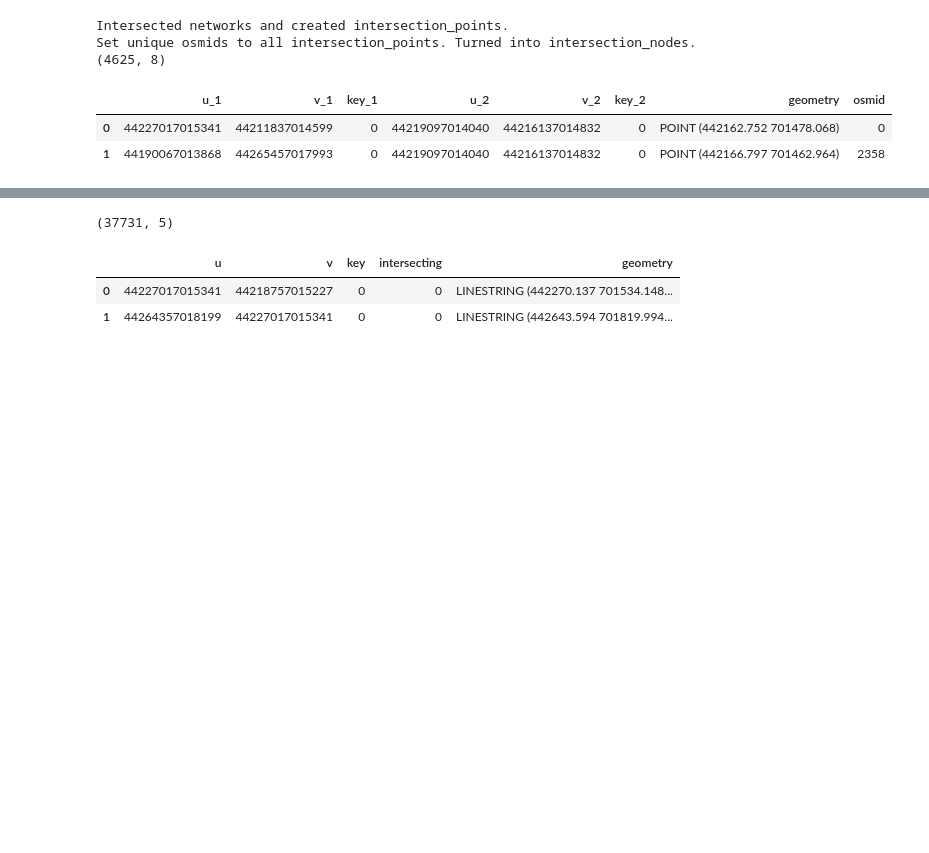
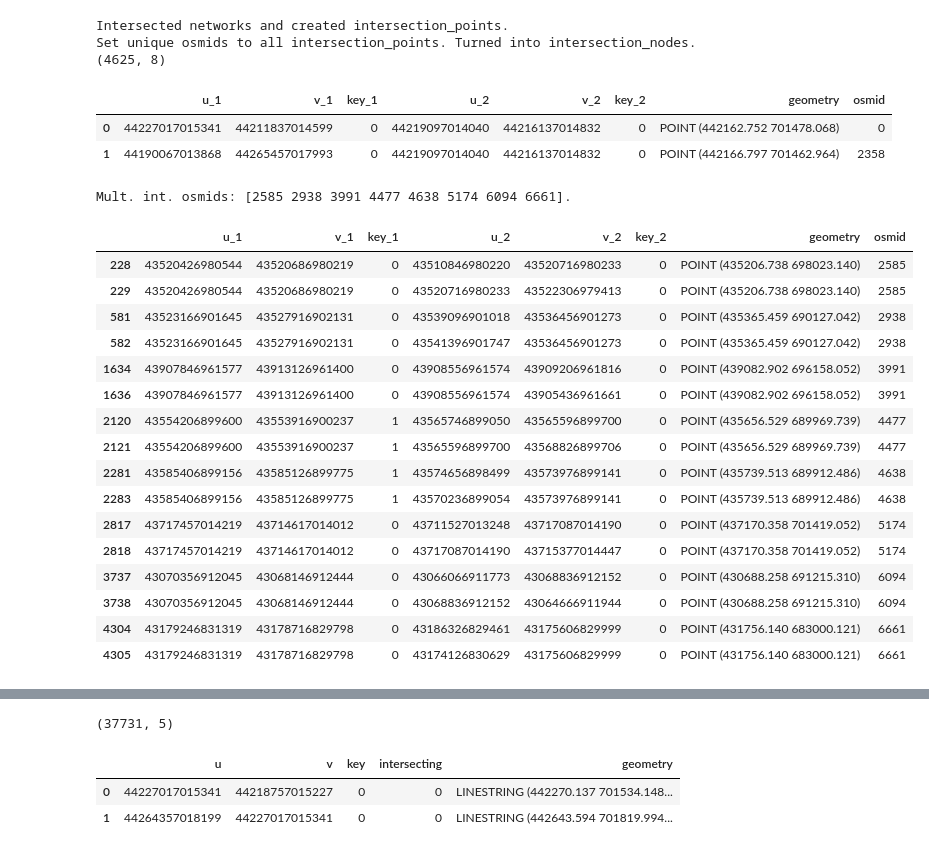
Before and after one commit to Observatorio-Ciudades/accesibilidad-urbana, a Jupyter notebook: notebooks/projects/volvo/10_[Final]_tessellations_boeing_ntw_join.ipynb, the cells around one changed output, grey strips where cells are left out. Cells and saved outputs as stored; diff of their text form; code cells hidden in the pictures; blank space fills up the shorter version.

```diff
--- a/notebooks/projects/volvo/10_[Final]_tessellations_boeing_ntw_join.ipynb
+++ b/notebooks/projects/volvo/10_[Final]_tessellations_boeing_ntw_join.ipynb
@@ -1708,6 +1853,37 @@ Set unique osmids to all intersection_points. Turned into intersection_nodes.
 |  | u_1 | v_1 | key_1 | u_2 | v_2 | key_2 | geometry | osmid |
 | 0 | 44227017015341 | 44211837014599 | 0 | 44219097014040 | 44216137014832 | 0 | POINT (442162.752 701478.068) | 0 |
 | 1 | 44190067013868 | 44265457017993 | 0 | 44219097014040 | 44216137014832 | 0 | POINT (442166.797 701462.964) | 2358 |
+# %%
+# MULTIPLE INTERSECTIONs (Intersections where three or more lines cross at the same point)
+mult_inters_nodes = intersection_nodes.loc[intersection_nodes.duplicated('osmid',keep=False)].copy()
+print(f"Mult. int. osmids: {mult_inters_nodes.osmid.unique()}.")
+
+# Save them (GIS Visualization)
+save_mult_intrs_nodes = False
+if save_mult_intrs_nodes:
+    mult_inters_nodes.to_file(output_dir + "part02_step01_ntwsintersection/multiple_intersection_nodes.gpkg")
+
+# Show
+mult_inters_nodes
+# %% [output]
+Mult. int. osmids: [2585 2938 3991 4477 4638 5174 6094 6661].
+|  | u_1 | v_1 | key_1 | u_2 | v_2 | key_2 | geometry | osmid |
+| 228 | 43520426980544 | 43520686980219 | 0 | 43510846980220 | 43520716980233 | 0 | POINT (435206.738 698023.140) | 2585 |
+| 229 | 43520426980544 | 43520686980219 | 0 | 43520716980233 | 43522306979413 | 0 | POINT (435206.738 698023.140) | 2585 |
+| 581 | 43523166901645 | 43527916902131 | 0 | 43539096901018 | 43536456901273 | 0 | POINT (435365.459 690127.042) | 2938 |
+| 582 | 43523166901645 | 43527916902131 | 0 | 43541396901747 | 43536456901273 | 0 | POINT (435365.459 690127.042) | 2938 |
+| 1634 | 43907846961577 | 43913126961400 | 0 | 43908556961574 | 43909206961816 | 0 | POINT (439082.902 696158.052) | 3991 |
+| 1636 | 43907846961577 | 43913126961400 | 0 | 43908556961574 | 43905436961661 | 0 | POINT (439082.902 696158.052) | 3991 |
+| 2120 | 43554206899600 | 43553916900237 | 1 | 43565746899050 | 43565596899700 | 0 | POINT (435656.529 689969.739) | 4477 |
+| 2121 | 43554206899600 | 43553916900237 | 1 | 43565596899700 | 43568826899706 | 0 | POINT (435656.529 689969.739) | 4477 |
+| 2281 | 43585406899156 | 43585126899775 | 1 | 43574656898499 | 43573976899141 | 0 | POINT (435739.513 689912.486) | 4638 |
+| 2283 | 43585406899156 | 43585126899775 | 1 | 43570236899054 | 43573976899141 | 0 | POINT (435739.513 689912.486) | 4638 |
+| 2817 | 43717457014219 | 43714617014012 | 0 | 43711527013248 | 43717087014190 | 0 | POINT (437170.358 701419.052) | 5174 |
+| 2818 | 43717457014219 | 43714617014012 | 0 | 43717087014190 | 43715377014447 | 0 | POINT (437170.358 701419.052) | 5174 |
+| 3737 | 43070356912045 | 43068146912444 | 0 | 43066066911773 | 43068836912152 | 0 | POINT (430688.258 691215.310) | 6094 |
+| 3738 | 43070356912045 | 43068146912444 | 0 | 43068836912152 | 43064666911944 | 0 | POINT (430688.258 691215.310) | 6094 |
+| 4304 | 43179246831319 | 43178716829798 | 0 | 43186326829461 | 43175606829999 | 0 | POINT (431756.140 683000.121) | 6661 |
+| 4305 | 43179246831319 | 43178716829798 | 0 | 43174126830629 | 43175606829999 | 0 | POINT (431756.140 683000.121) | 6661 |
 # %%
 # Separate intersection_nodes in order to apply function network_intersections_update() for the base network
 intersection_nodes_base = intersection_nodes[['osmid','u_1','v_1','key_1','geometry']].copy()
```
Also changed, not shown: parts of 8 cells of this notebook.
